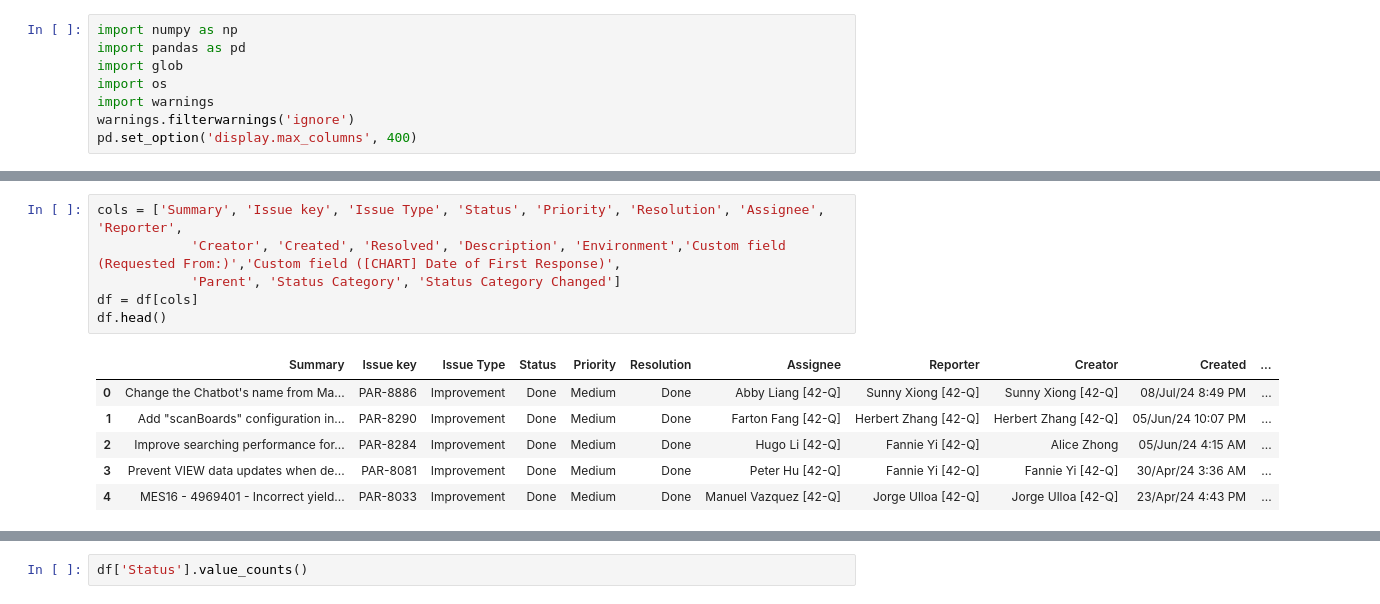
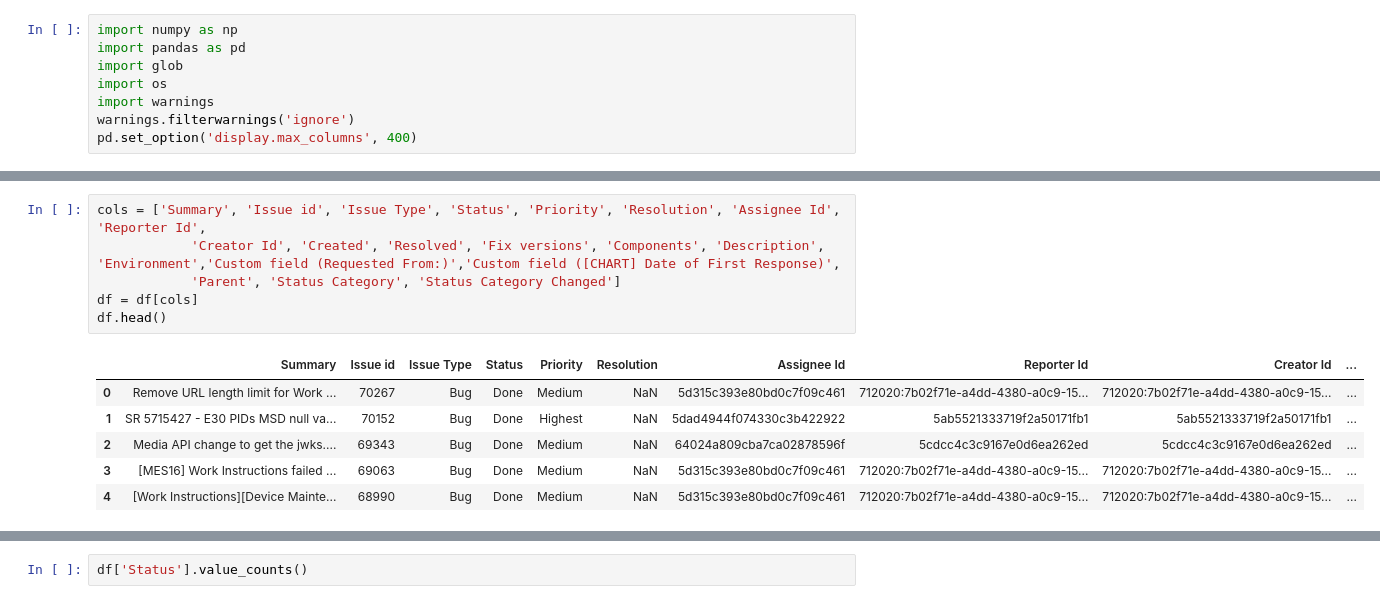
Before and after one commit to dongfangYH/data_science, a Jupyter notebook: jira_product_analysis.ipynb, the cells around one changed output, grey strips where cells are left out. Cells and saved outputs as stored; diff of their text form.

```diff
--- a/jira_product_analysis.ipynb
+++ b/jira_product_analysis.ipynb
@@ -26,14 +26,14 @@ df.head()
 5 rows × 530 columns
 # %%
-cols = ['Summary', 'Issue key', 'Issue Type', 'Status', 'Priority', 'Resolution', 'Assignee', 'Reporter',
-            'Creator', 'Created', 'Resolved', 'Description', 'Environment','Custom field (Requested From:)','Custom field ([CHART] Date of First Response)',
+cols = ['Summary', 'Issue id', 'Issue Type', 'Status', 'Priority', 'Resolution', 'Assignee Id', 'Reporter Id',
+            'Creator Id', 'Created', 'Resolved', 'Fix versions', 'Components', 'Description', 'Environment','Custom field (Requested From:)','Custom field ([CHART] Date of First Response)',
             'Parent', 'Status Category', 'Status Category Changed']
 df = df[cols]
 df.head()
 # %% [output]
-|  | Summary | Issue key | Issue Type | Status | Priority | Resolution | Assignee | Reporter | Creator | Created | ... |
-| 0 | Change the Chatbot's name from Ma... | PAR-8886 | Improvement | Done | Medium | Done | Abby Liang [42-Q] | Sunny Xiong [42-Q] | Sunny Xiong [42-Q] | 08/Jul/24 8:49 PM | ... |
-| 1 | Add "scanBoards" configuration in... | PAR-8290 | Improvement | Done | Medium | Done | Farton Fang [42-Q] | Herbert Zhang [42-Q] | Herbert Zhang [42-Q] | 05/Jun/24 10:07 PM | ... |
-| 2 | Improve searching performance for... | PAR-8284 | Improvement | Done | Medium | Done | Hugo Li [42-Q] | Fannie Yi [42-Q] | Alice Zhong | 05/Jun/24 4:15 AM | ... |
-| 3 | Prevent VIEW data updates when de... | PAR-8081 | Improvement | Done | Medium | Done | Peter Hu [42-Q] | Fannie Yi [42-Q] | Fannie Yi [42-Q] | 30/Apr/24 3:36 AM | ... |
-| 4 | MES16 - 4969401 - Incorrect yield... | PAR-8033 | Improvement | Done | Medium | Done | Manuel Vazquez [42-Q] | Jorge Ulloa [42-Q] | Jorge Ulloa [42-Q] | 23/Apr/24 4:43 PM | ... |
+|  | Summary | Issue id | Issue Type | Status | Priority | Resolution | Assignee Id | Reporter Id | Creator Id | ... |
+| 0 | Remove URL length limit for Work ... | 70267 | Bug | Done | Medium | NaN | 5d315c393e80bd0c7f09c461 | 712020:7b02f71e-a4dd-4380-a0c9-15... | 712020:7b02f71e-a4dd-4380-a0c9-15... | ... |
+| 1 | SR 5715427 - E30 PIDs MSD null va... | 70152 | Bug | Done | Highest | NaN | 5dad4944f074330c3b422922 | 5ab5521333719f2a50171fb1 | 5ab5521333719f2a50171fb1 | ... |
+| 2 | Media API change to get the jwks.... | 69343 | Bug | Done | Medium | NaN | 64024a809cba7ca02878596f | 5cdcc4c3c9167e0d6ea262ed | 5cdcc4c3c9167e0d6ea262ed | ... |
+| 3 | [MES16] Work Instructions failed ... | 69063 | Bug | Done | Medium | NaN | 5d315c393e80bd0c7f09c461 | 712020:7b02f71e-a4dd-4380-a0c9-15... | 712020:7b02f71e-a4dd-4380-a0c9-15... | ... |
+| 4 | [Work Instructions][Device Mainte... | 68990 | Bug | Done | Medium | NaN | 5d315c393e80bd0c7f09c461 | 712020:7b02f71e-a4dd-4380-a0c9-15... | 712020:7b02f71e-a4dd-4380-a0c9-15... | ... |
```
Also changed, not shown: parts of 19 cells of this notebook, 1 other file.
